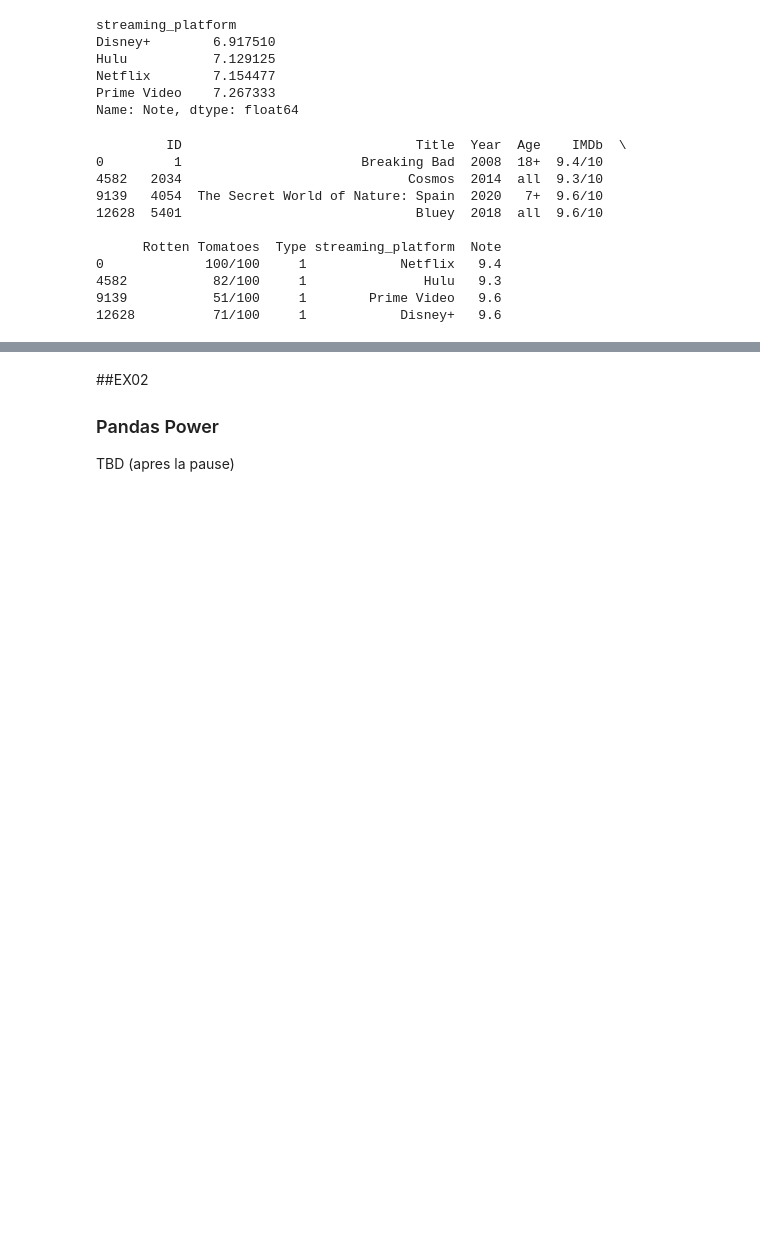
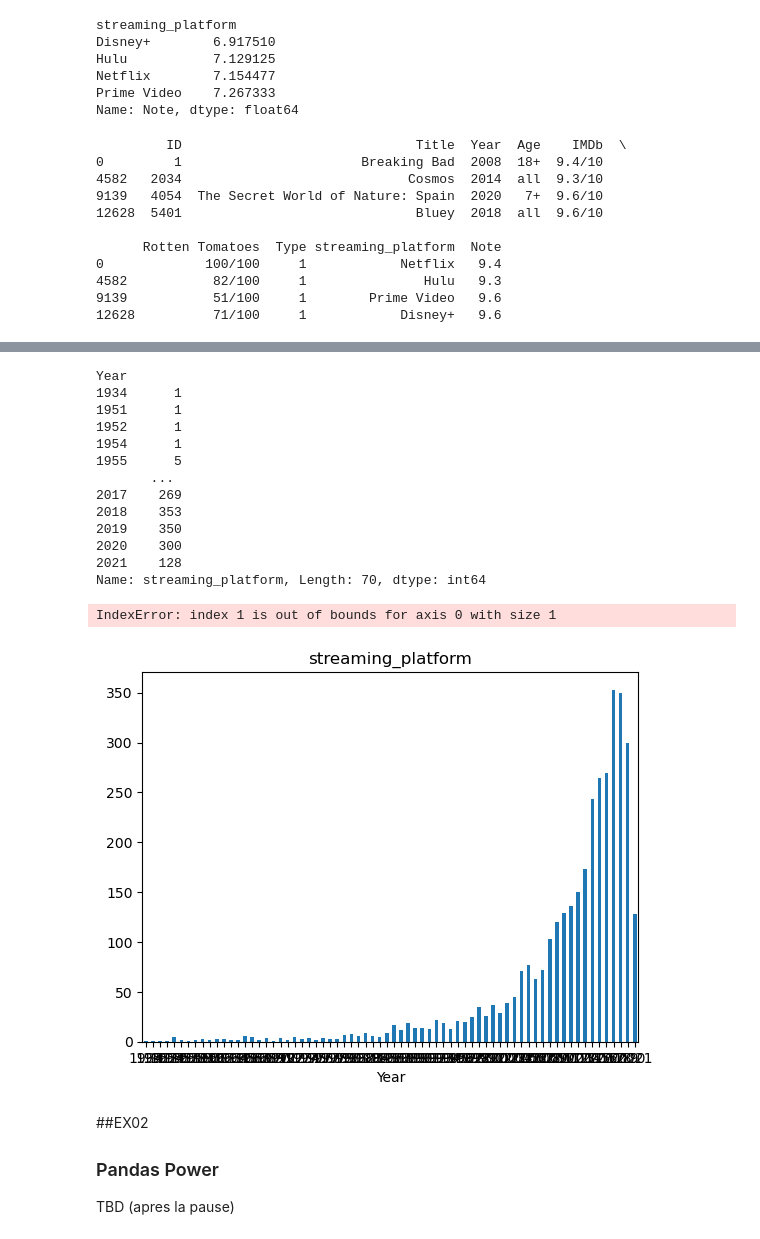
Before and after one commit to lapointe05/m1-miage, a Jupyter notebook: src/to_do/td_06/M1 MIAGE - TD 06.ipynb, the cells around one changed output, grey strips where cells are left out. Cells and saved outputs as stored; diff of their text form; code cells hidden in the pictures; blank space fills up the shorter version.

```diff
--- a/src/to_do/td_06/M1 MIAGE - TD 06.ipynb
+++ b/src/to_do/td_06/M1 MIAGE - TD 06.ipynb
@@ -165,3 +197,24 @@ print(tv_data[top_shows])
+# %%
+new_df = tv_data.groupby(["Year", "streaming_platform"], group_keys=False)["streaming_platform"].count().apply(lambda x: x)
+print(new_df)
+
+ax = new_df.plot.bar(rot=0)
+# %% [output]
+Year
+1934      1
+1951      1
+1952      1
+1954      1
+1955      5
+       ...
+2017    269
+2018    353
+2019    350
+2020    300
+2021    128
+Name: streaming_platform, Length: 70, dtype: int64
+IndexError: index 1 is out of bounds for axis 0 with size 1
+[figure, added]
 # %% [markdown]
 ##EX02
 ### Pandas Power
```
Also changed, not shown: parts of 2 cells of this notebook.
